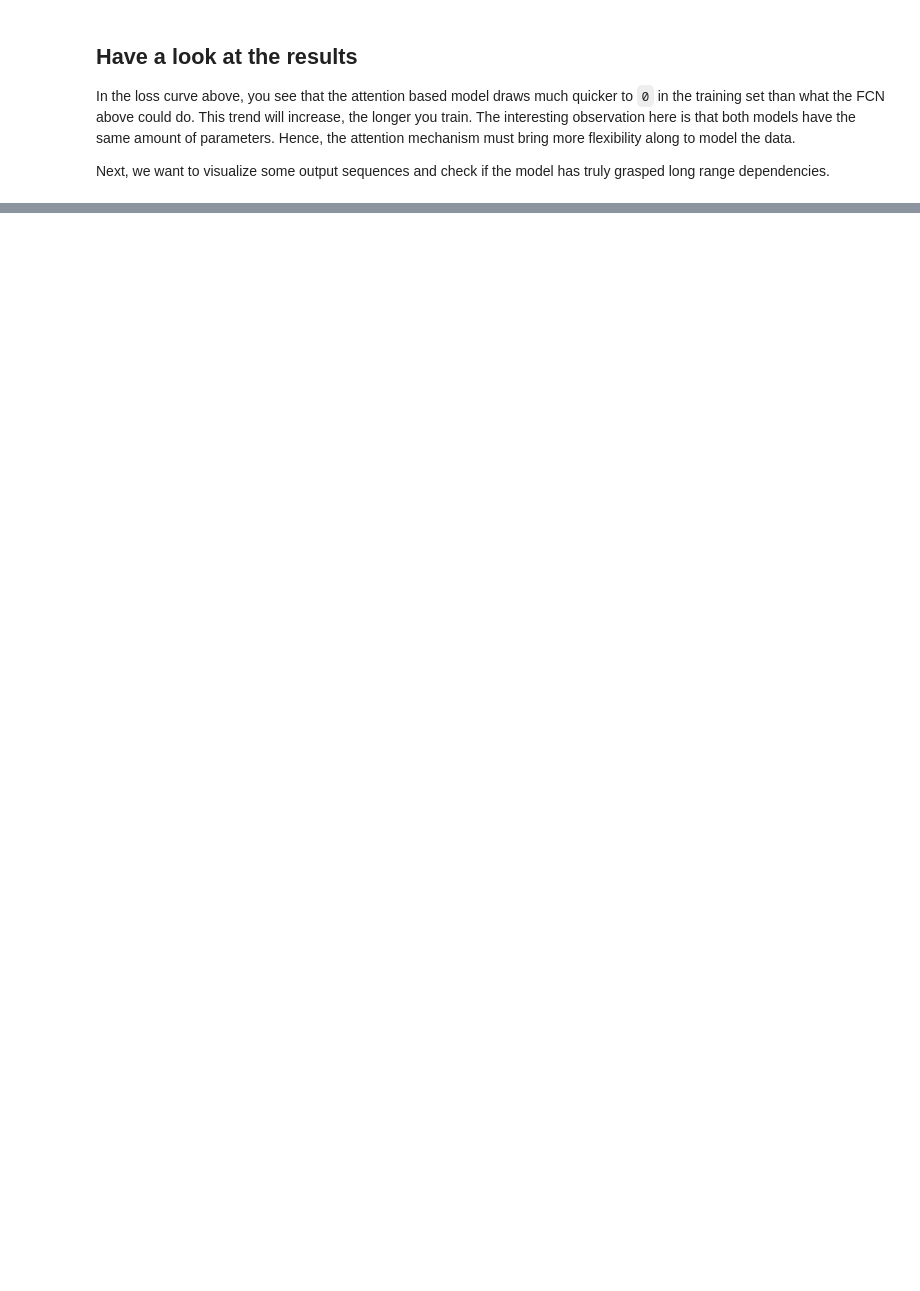
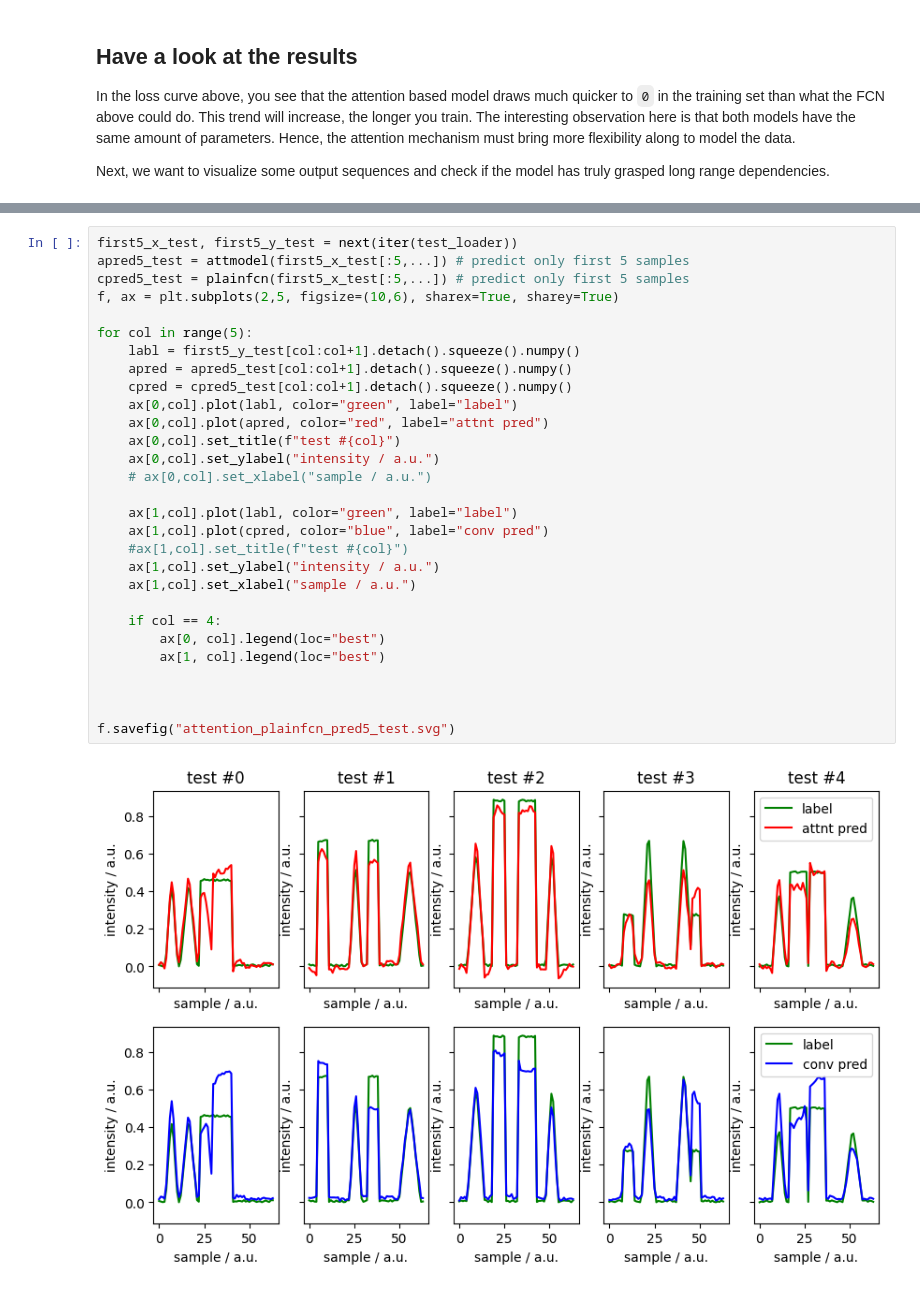
Before and after one commit to psteinb/2024-intro2ml-cern-school-of-computing, a Jupyter notebook: notebooks/03_attention.ipynb, the cells around one changed output, grey strips where cells are left out. Drawn from its saved outputs; the diff is of its cells as text; blank space fills up the shorter version.

```diff
--- a/notebooks/03_attention.ipynb
+++ b/notebooks/03_attention.ipynb
@@ -547 +661,32 @@ Next, we want to visualize some output sequences and check if the model has trul
+# %%
+first5_x_test, first5_y_test = next(iter(test_loader))
+apred5_test = attmodel(first5_x_test[:5,...]) # predict only first 5 samples
+cpred5_test = plainfcn(first5_x_test[:5,...]) # predict only first 5 samples
+f, ax = plt.subplots(2,5, figsize=(10,6), sharex=True, sharey=True)
+
+for col in range(5):
+    labl = first5_y_test[col:col+1].detach().squeeze().numpy()
+    apred = apred5_test[col:col+1].detach().squeeze().numpy()
+    cpred = cpred5_test[col:col+1].detach().squeeze().numpy()
+    ax[0,col].plot(labl, color="green", label="label")
+    ax[0,col].plot(apred, color="red", label="attnt pred")
+    ax[0,col].set_title(f"test #{col}")
+    ax[0,col].set_ylabel("intensity / a.u.")
+    # ax[0,col].set_xlabel("sample / a.u.")
+
+    ax[1,col].plot(labl, color="green", label="label")
+    ax[1,col].plot(cpred, color="blue", label="conv pred")
+    #ax[1,col].set_title(f"test #{col}")
+    ax[1,col].set_ylabel("intensity / a.u.")
+    ax[1,col].set_xlabel("sample / a.u.")
+
+    if col == 4:
+        ax[0, col].legend(loc="best")
+        ax[1, col].legend(loc="best")
+
+
+
+f.savefig("attention_plainfcn_pred5_test.svg")
+# %% [output]
+[figure, added]
 # %%
```
Also changed, not shown: parts of 15 cells of this notebook.
